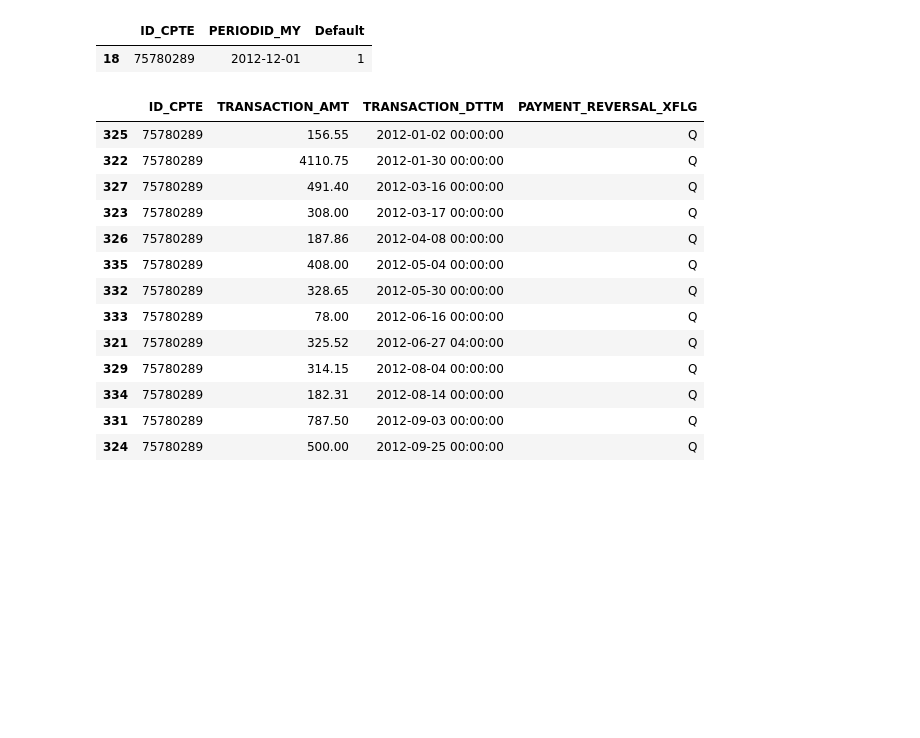
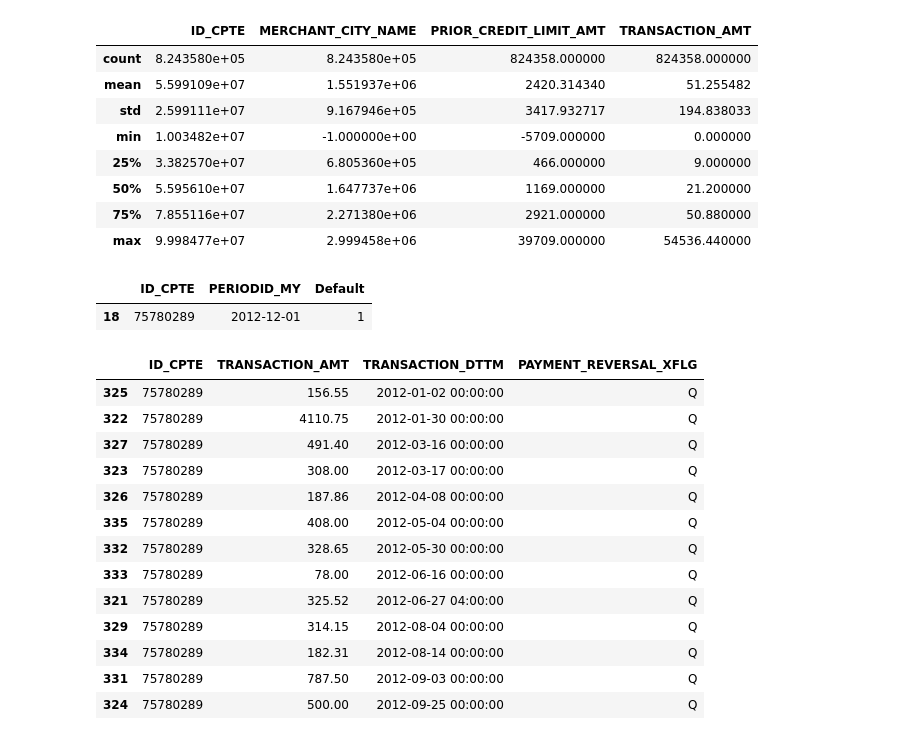
Before and after one commit to larryshamalama/DataCup18, a Jupyter notebook: MERGE_IMPUTATION_FIX.ipynb, the cells around one changed output. Cells and saved outputs as stored; diff of their text form; code cells hidden in the pictures; blank space fills up the shorter version.

```diff
--- a/MERGE_IMPUTATION_FIX.ipynb
+++ b/MERGE_IMPUTATION_FIX.ipynb
@@ -28,6 +28,18 @@ performance_test  = pd.read_csv('test/performance_test.csv', index_col= False)
 facturation_test  = pd.read_csv('test/facturation_test.csv', index_col= False)
 paiements_test    = pd.read_csv('test/paiements_test.csv', index_col= False)
 transactions_test = pd.read_csv('test/transactions_test.csv', index_col= False)
+# %%
+transactions.describe()
+# %% [output]
+|  | ID_CPTE | MERCHANT_CITY_NAME | PRIOR_CREDIT_LIMIT_AMT | TRANSACTION_AMT |
+| count | 8.243580e+05 | 8.243580e+05 | 824358.000000 | 824358.000000 |
+| mean | 5.599109e+07 | 1.551937e+06 | 2420.314340 | 51.255482 |
+| std | 2.599111e+07 | 9.167946e+05 | 3417.932717 | 194.838033 |
+| min | 1.003482e+07 | -1.000000e+00 | -5709.000000 | 0.000000 |
+| 25% | 3.382570e+07 | 6.805360e+05 | 466.000000 | 9.000000 |
+| 50% | 5.595610e+07 | 1.647737e+06 | 1169.000000 | 21.200000 |
+| 75% | 7.855116e+07 | 2.271380e+06 | 2921.000000 | 50.880000 |
+| max | 9.998477e+07 | 2.999458e+06 | 39709.000000 | 54536.440000 |
 # %%
 default = performance[performance['Default'] == 1]['ID_CPTE']
 gen_def = (client for client in default)
```
Also changed, not shown: parts of 15 cells of this notebook, 1 other file.
